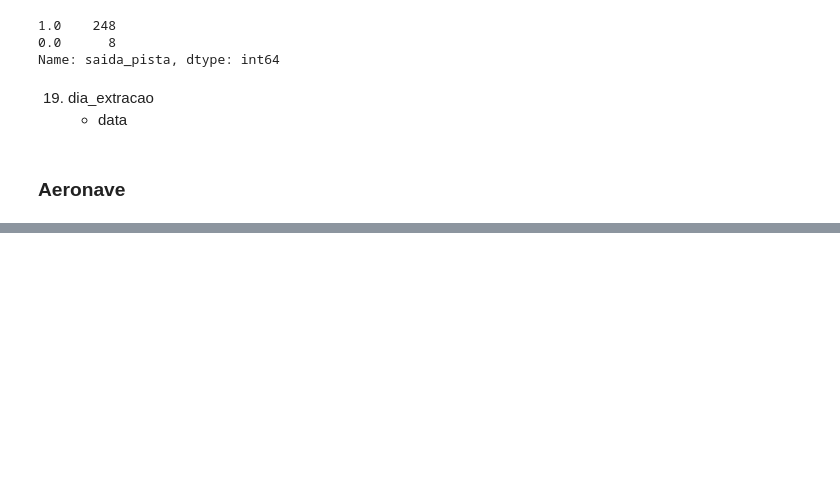
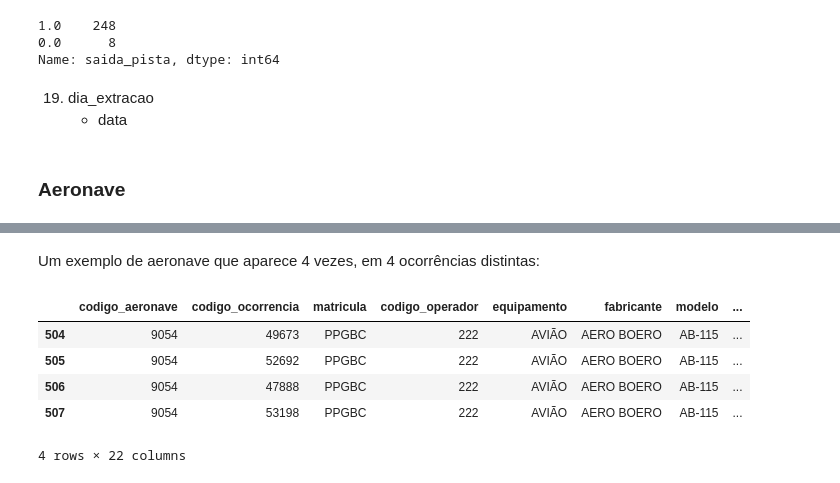
Before and after one commit to larissasayurifutino/brazil-flights-events, a Jupyter notebook: src/descritivas_LarissaSayuriSantos.ipynb, the cells around one changed output, grey strips where cells are left out. Cells and saved outputs as stored; diff of their text form; code cells hidden in the pictures; blank space fills up the shorter version.

```diff
--- a/src/descritivas_LarissaSayuriSantos.ipynb
+++ b/src/descritivas_LarissaSayuriSantos.ipynb
@@ -697,0 +724,11 @@ Name: saida_pista, dtype: int64
+# %% [markdown]
+Um exemplo de aeronave que aparece 4 vezes, em 4 ocorrências distintas:
+# %%
+aeronave[aeronave["codigo_aeronave"] == 9054]
+# %% [output]
+|  | codigo_aeronave | codigo_ocorrencia | matricula | codigo_operador | equipamento | fabricante | modelo | ... |
+| 504 | 9054 | 49673 | PPGBC | 222 | AVIÃO | AERO BOERO | AB-115 | ... |
+| 505 | 9054 | 52692 | PPGBC | 222 | AVIÃO | AERO BOERO | AB-115 | ... |
+| 506 | 9054 | 47888 | PPGBC | 222 | AVIÃO | AERO BOERO | AB-115 | ... |
+| 507 | 9054 | 53198 | PPGBC | 222 | AVIÃO | AERO BOERO | AB-115 | ... |
+4 rows × 22 columns
```
Also changed, not shown: parts of 44 cells of this notebook.
